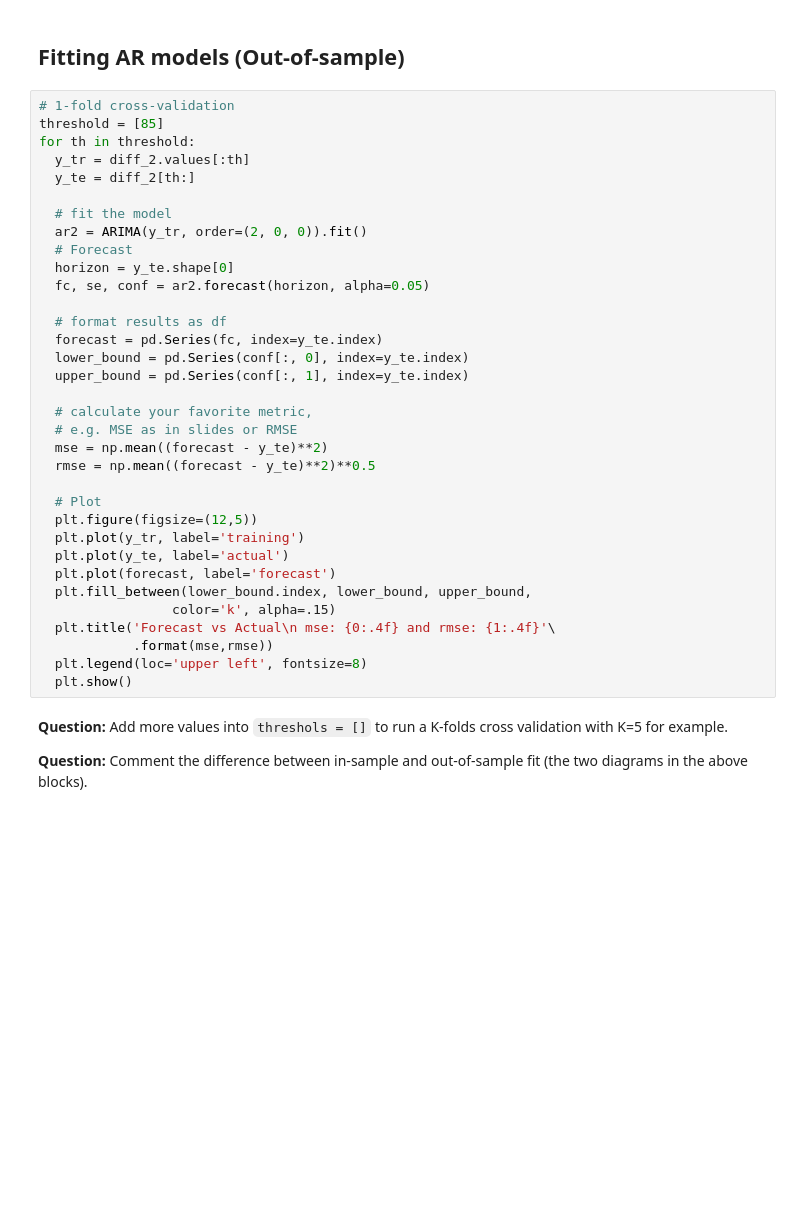
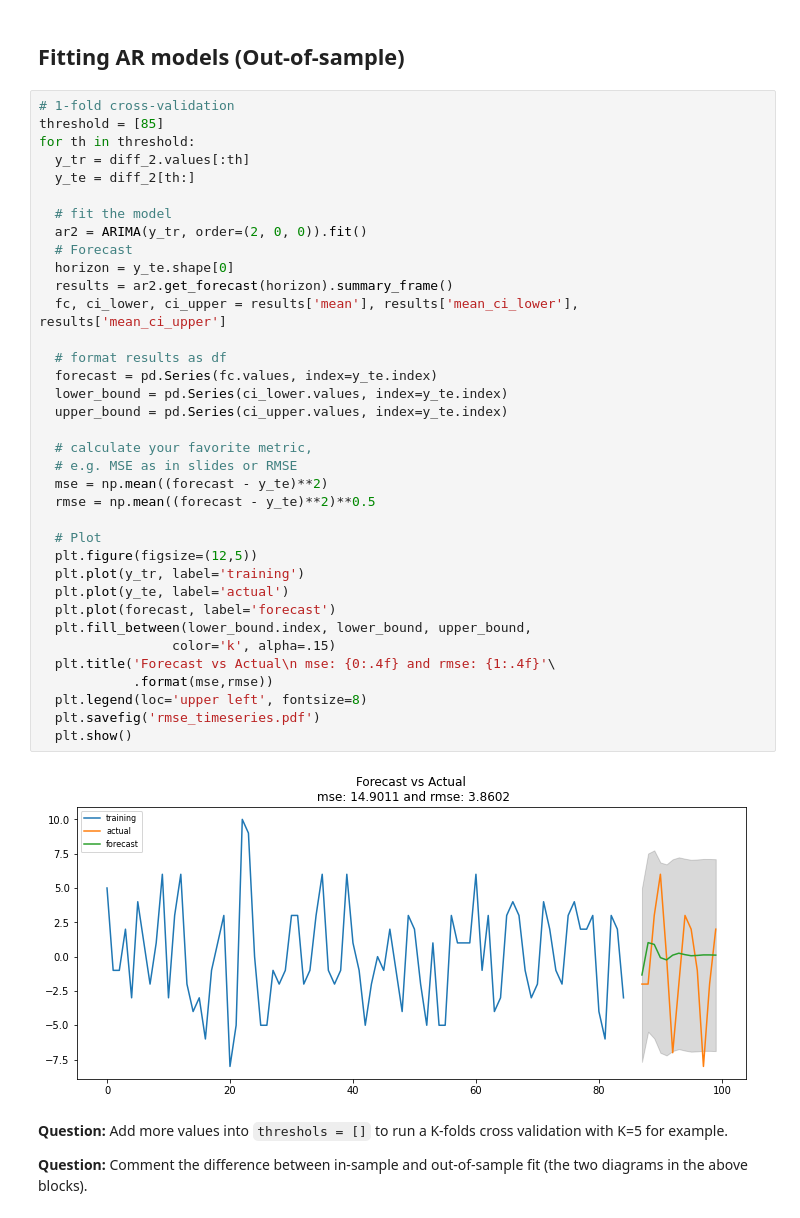
Before and after one commit to zhouyr888/Machine-Learning-EBA3530, a Jupyter notebook: Lecture_3/time_series.ipynb, the cells around one changed output. Cells and saved outputs as stored; diff of their text form; blank space fills up the shorter version.

Commit message:
updated notebooks on timeseries since Colab updated the statsmodels library

```diff
--- a/Lecture_3/time_series.ipynb
+++ b/Lecture_3/time_series.ipynb
@@ -80,37 +107,41 @@ plt.show()
 # %%
 # 1-fold cross-validation
 threshold = [85]
 for th in threshold:
   y_tr = diff_2.values[:th]
   y_te = diff_2[th:]
 
   # fit the model
   ar2 = ARIMA(y_tr, order=(2, 0, 0)).fit()
   # Forecast
   horizon = y_te.shape[0]
-  fc, se, conf = ar2.forecast(horizon, alpha=0.05)
+  results = ar2.get_forecast(horizon).summary_frame()
+  fc, ci_lower, ci_upper = results['mean'], results['mean_ci_lower'], results['mean_ci_upper']
 
   # format results as df
-  forecast = pd.Series(fc, index=y_te.index)
-  lower_bound = pd.Series(conf[:, 0], index=y_te.index)
-  upper_bound = pd.Series(conf[:, 1], index=y_te.index)
+  forecast = pd.Series(fc.values, index=y_te.index)
+  lower_bound = pd.Series(ci_lower.values, index=y_te.index)
+  upper_bound = pd.Series(ci_upper.values, index=y_te.index)
 
   # calculate your favorite metric,
   # e.g. MSE as in slides or RMSE
   mse = np.mean((forecast - y_te)**2)
   rmse = np.mean((forecast - y_te)**2)**0.5
 
   # Plot
   plt.figure(figsize=(12,5))
   plt.plot(y_tr, label='training')
   plt.plot(y_te, label='actual')
   plt.plot(forecast, label='forecast')
   plt.fill_between(lower_bound.index, lower_bound, upper_bound,
                  color='k', alpha=.15)
   plt.title('Forecast vs Actual\n mse: {0:.4f} and rmse: {1:.4f}'\
             .format(mse,rmse))
   plt.legend(loc='upper left', fontsize=8)
+  plt.savefig('rmse_timeseries.pdf')
   plt.show()
+# %% [output]
+[figure, added]
 # %% [markdown]
 **Question:** Add more values into `threshols = []` to run a K-folds cross validation with K=5 for example.
 
```
Also changed, not shown: parts of 7 cells of this notebook, 1 other file.
